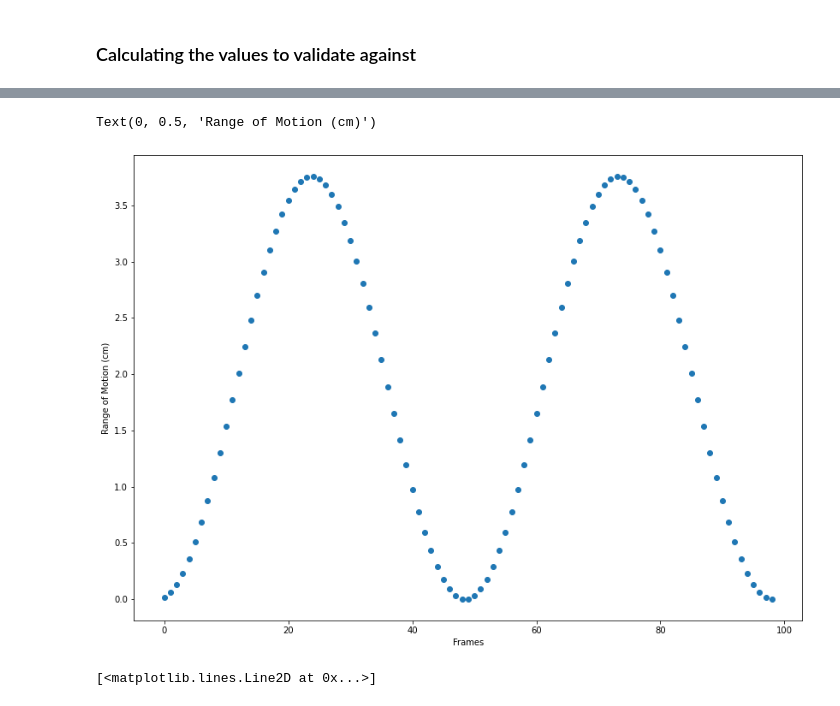
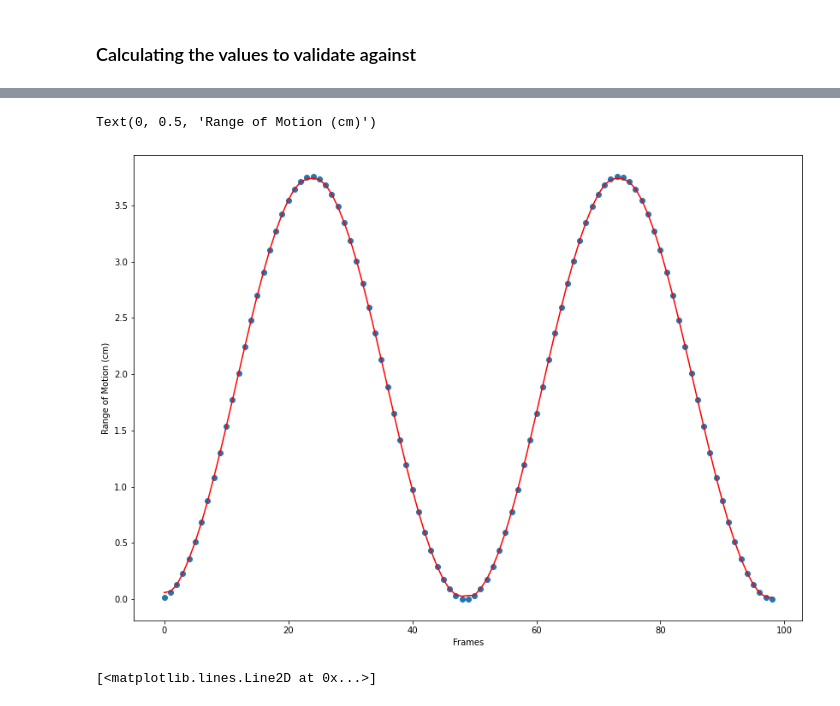
Before and after one commit to denizjafari/ClinicalScore, a Jupyter notebook: model_data_kinematics.ipynb, the cells around one changed output, grey strips where cells are left out. Cells and saved outputs as stored; diff of their text form; code cells hidden in the pictures.

```diff
--- a/model_data_kinematics.ipynb
+++ b/model_data_kinematics.ipynb
@@ -705,13 +807,15 @@ df_mr_2.head()
 # %%
 a = df_ml_2.O.values - df_mr_2.O.values
 
 ax, figure = plt.subplots(figsize=(14,10))
 plt.plot(a,'o')
+#plt.plot(a_mod)
+plt.plot(df_ms.O, 'r')
 plt.xlabel('Frames')
 plt.ylabel('Range of Motion (cm)')
 # %% [output]
 Text(0, 0.5, 'Range of Motion (cm)')
-[figure, old version]
+[figure, new version]
 # %%
 b = np.linalg.norm(df_ml_2[['X_UL', 'Y_UL', 'Z_UL']].values - df_ml_2[['X_LL', 'Y_LL', 'Z_LL']].values, axis=1)
 
```
Also changed, not shown: parts of 20 cells of this notebook, 1 other file.
